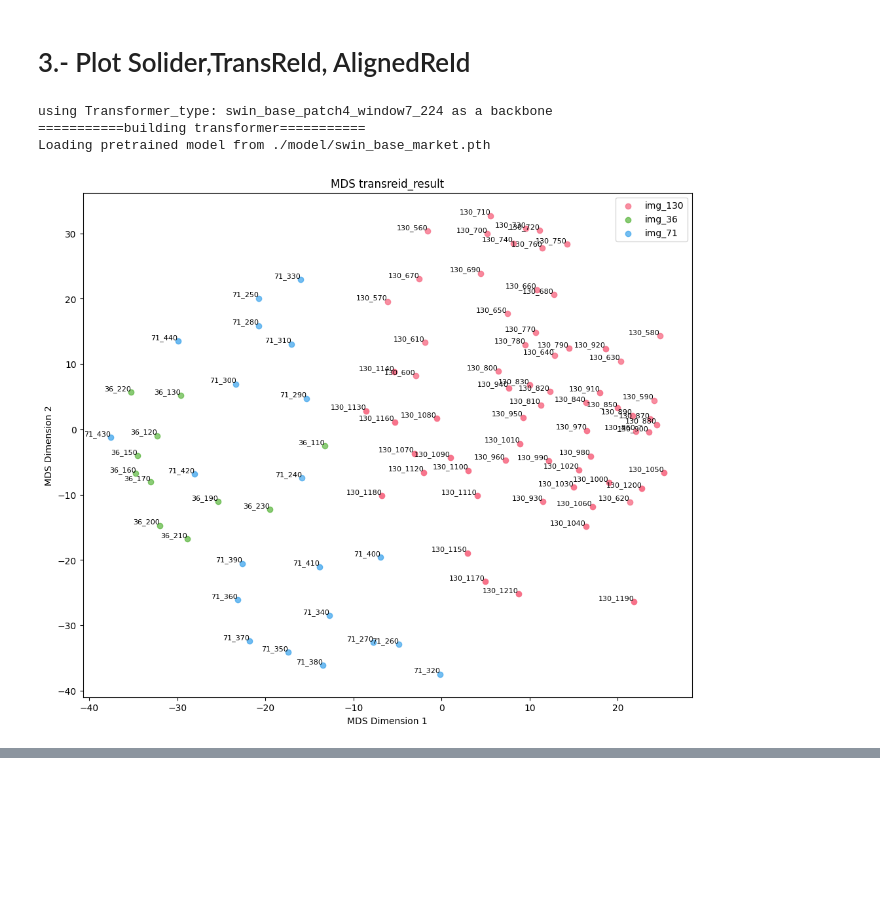
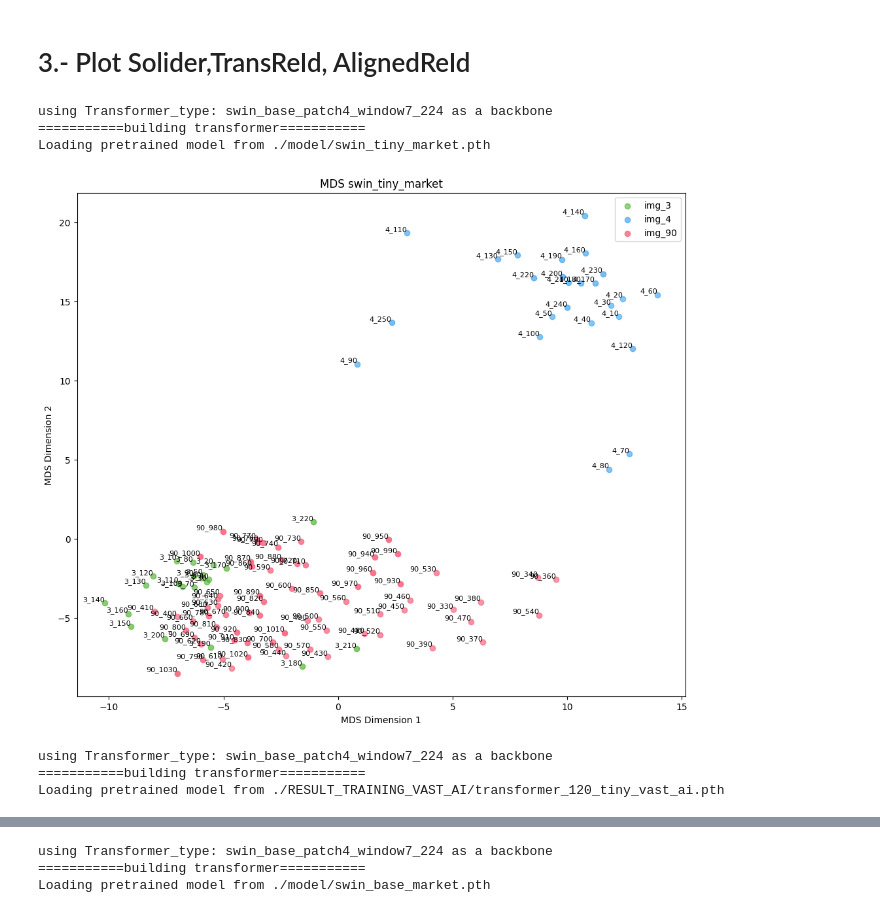
Before and after one commit to dunz21/solider-reid, a Jupyter notebook: plot.ipynb, the cells around one changed output, grey strips where cells are left out. Cells and saved outputs as stored; diff of their text form; code cells hidden in the pictures; blank space fills up the shorter version.

```diff
--- a/plot.ipynb
+++ b/plot.ipynb
@@ -54,40 +108,32 @@ heatmap_alignreid(test,weight="AlignedReID/Cuhk03_Resnet50_Alignedreid/checkpoin
 # %%
 test = [
     # './images_subframev2',
-    './images_subframev2/36',
-    './images_subframev2/71',
-    './images_subframev2/130',
-    # './images_subframev2/114',
-    # './images_subframev2/90',
-    # './images_subframev2/130',
-    # './images_subframev2/139',
-    # './images_subframev2/89',
-    # './images_subframev2/6',
-    # './images_subframev2/45',
-    # './images_subframev2/108',
-    # './images_subframev2/158',
-    # './images_subframev2/10',
-    # './images_subframev2/44',
-    # './images_subframev2/72',
-    # './images_subframev2/2',
-    # './images_subframev2/90',
-    # './images_subframev2/77',
-    # './images_subframev2/130',
-    # './images_subframev2/2',
+    './images_subframev2/4',
+    './images_subframev2/90',
+    './images_subframev2/3',
     # './images_testsss',
     ]
 
-features , images_names = solider_result(folder_path=test, weight='./model/swin_base_market.pth')
+features , images_names = solider_result(folder_path=test, weight='./model/swin_tiny_market.pth')
 # features_2 , images_names_2 = transreid_result(folder_path=test, pretrain_path="TransReID/model/jx_vit_base_p16_224-80ecf9dd.pth",weight="TransReID/model/vit_transreid_market.pth")
 # features_3 , images_names_3 = alignedreid_result(folder_path=test, weight='./model/swin_base_market.pth')
 
 
 # plot_svd(features_array=features, image_names=images_names,simpleLegend=True, title='solider_result')
 # plot_tsne(features_array=features, image_names=images_names,simpleLegend=True, title='solider_result',perplexity=10)
-plot_mds(features_array=features, image_names=images_names,simpleLegend=True, title='transreid_result')
+plot_mds(features_array=features, image_names=images_names,simpleLegend=True, title='swin_tiny_market')
 # plot_mds(features_array=features_3, image_names=images_names_3,simpleLegend=True, title='alignedreid_result')
+
+features , images_names = solider_result(folder_path=test, weight='./RESULT_TRAINING_VAST_AI/transformer_120_tiny_vast_ai.pth')
+plot_mds(features_array=features, image_names=images_names,simpleLegend=True, title='transformer_120_tiny_vast_ai')
+
+features , images_names = solider_result(folder_path=test, weight='./model/swin_base_market.pth')
+plot_mds(features_array=features, image_names=images_names,simpleLegend=True, title='swin_base_market')
 # %% [output]
 using Transformer_type: swin_base_patch4_window7_224 as a backbone
 ===========building transformer===========
-Loading pretrained model from ./model/swin_base_market.pth
+Loading pretrained model from ./model/swin_tiny_market.pth
-[figure, old version]
+[figure, new version]
+using Transformer_type: swin_base_patch4_window7_224 as a backbone
+===========building transformer===========
+Loading pretrained model from ./RESULT_TRAINING_VAST_AI/transformer_120_tiny_vast_ai.pth
@@ -93,0 +141,3 @@ Loading pretrained model from ./model/swin_base_market.pth
+using Transformer_type: swin_base_patch4_window7_224 as a backbone
+===========building transformer===========
+Loading pretrained model from ./model/swin_base_market.pth
```
Also changed, not shown: parts of 6 cells of this notebook, 7 other files.
